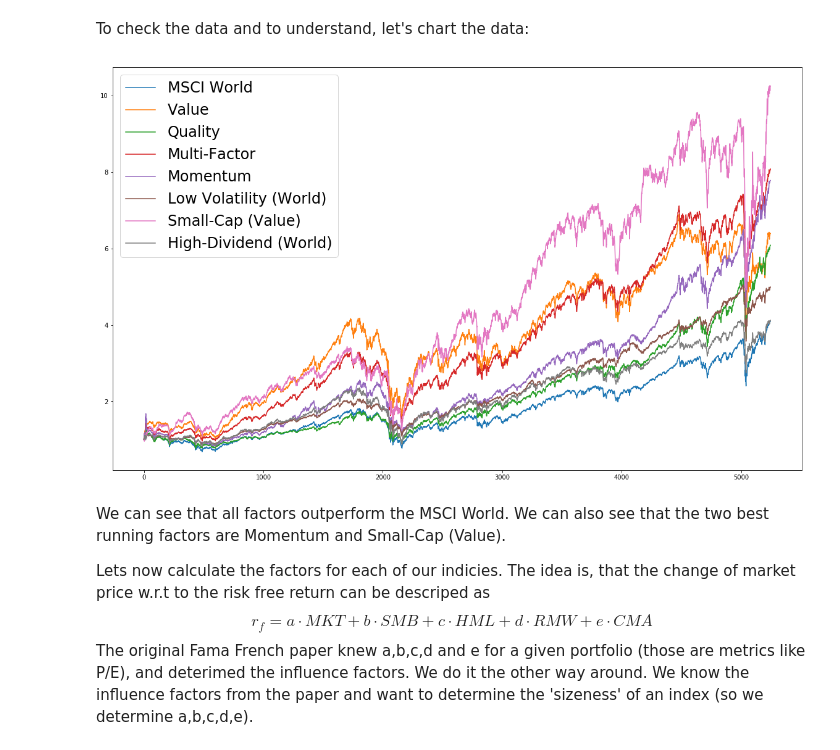
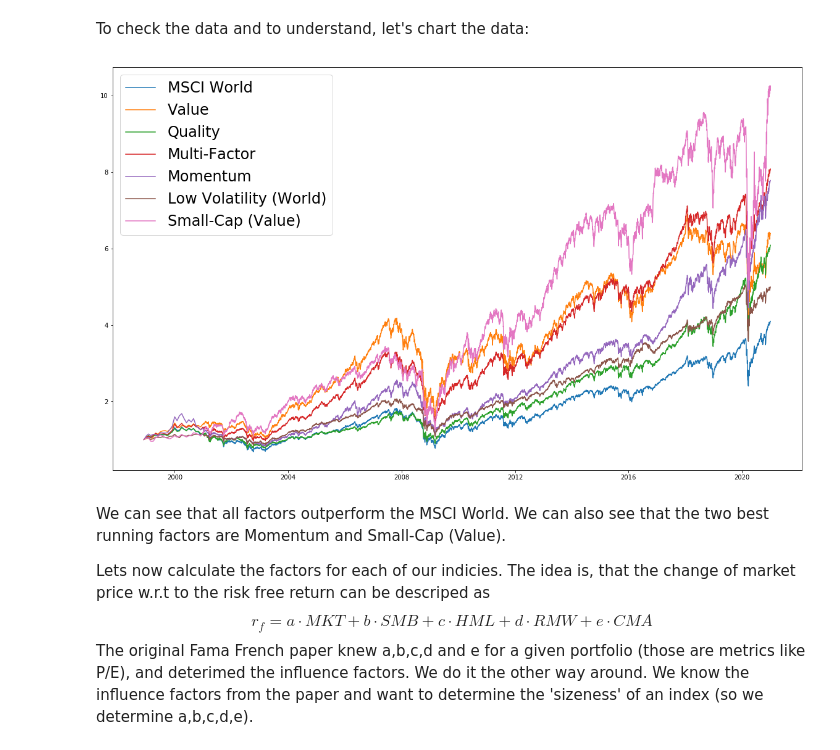
Before and after one commit to MartinLiebig/factornessy, a Jupyter notebook: FF5-Factor analysis.ipynb, the cells around one changed output. Cells and saved outputs as stored; diff of their text form; code cells hidden in the pictures.

```diff
--- a/FF5-Factor analysis.ipynb
+++ b/FF5-Factor analysis.ipynb
@@ -14,5 +16,6 @@ Since the author of this analysis is based out of Germany, the amount of differe
 # %%
 index_codes = get_common_index_codes()
 index_codes.pop("Small-Cap")
-print(index_codes)
+index_codes.pop("High-Dividend (World)")
+display(pd.DataFrame.from_dict(index_codes))
 # %% [output]
@@ -70,12 +63,12 @@ To check the data and to understand, let's chart the data:
 # %%
 plt.figure(figsize=(20, 12))
 for k in index_codes.keys():
-    plt.plot(df[k], label=k)
+    plt.plot(df["date"],df[k], label=k)
 #gfg = sns.lineplot(data = df[c])
 plt.legend(prop={'size':24})
 plt.show()
 # %% [output]
-[figure, old version]
+[figure, new version]
 # %% [markdown]
 We can see that all factors outperform the MSCI World.
 We can also see that the two best running factors are Momentum and Small-Cap (Value).
```
Also changed, not shown: parts of 43 cells of this notebook, 1 other file.
